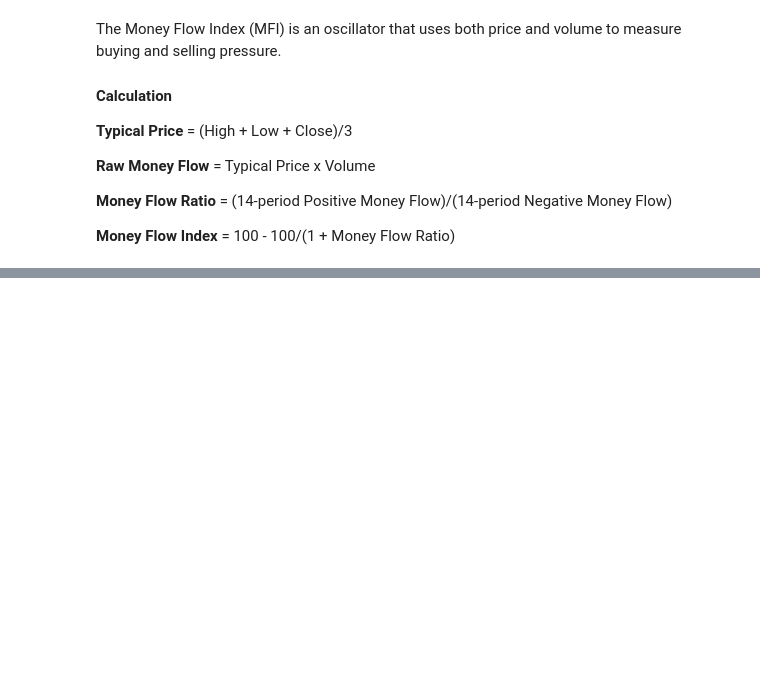
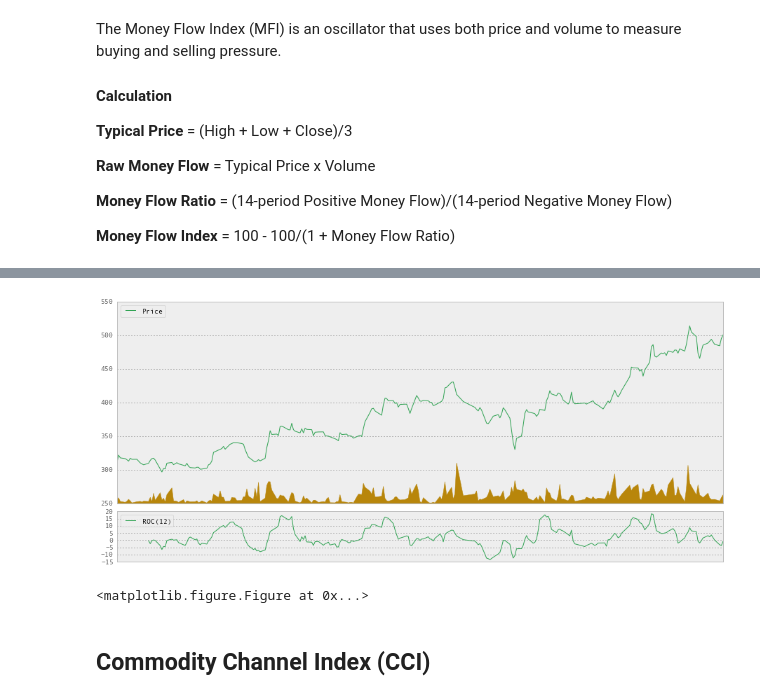
Before and after one commit to daniyalnawaz/cs-research, a Jupyter notebook: Technical Analysis.ipynb, the cells around one changed output, grey strips where cells are left out. Drawn from its saved outputs; the diff is of its cells as text; code cells hidden in the pictures; blank space fills up the shorter version.

```diff
--- a/Technical Analysis.ipynb
+++ b/Technical Analysis.ipynb
@@ -430,0 +545,15 @@ plot(stock, subplots = [
+# %%
+def roc(period):
+    n = len(period) - 1
+    return ((period[n] - period[0]) / period[0]) * 100
+
+roc_12 = pd.rolling_apply(stock.closing, 13, roc)
+
+plot(stock, subplots = [
+    [roc_12, {'label':'ROC(12)', 'lw': 1}]
+])
+# %% [output]
+[figure, added]
+<matplotlib.figure.Figure at 0x...>
+# %% [markdown]
+## Commodity Channel Index (CCI)
```
Also changed, not shown: parts of 11 cells of this notebook, 10 other files.
